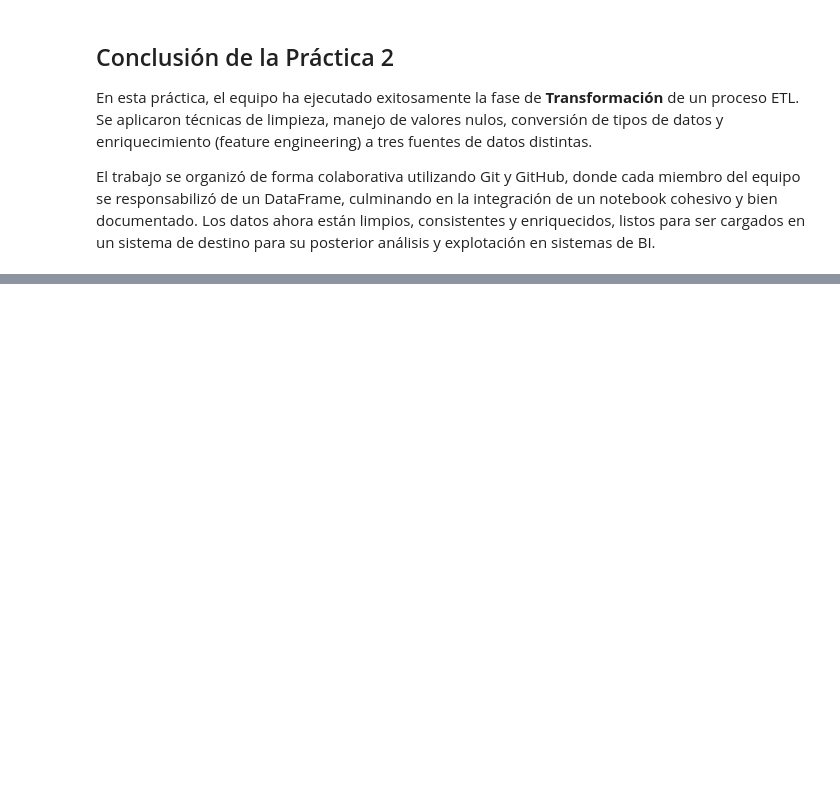
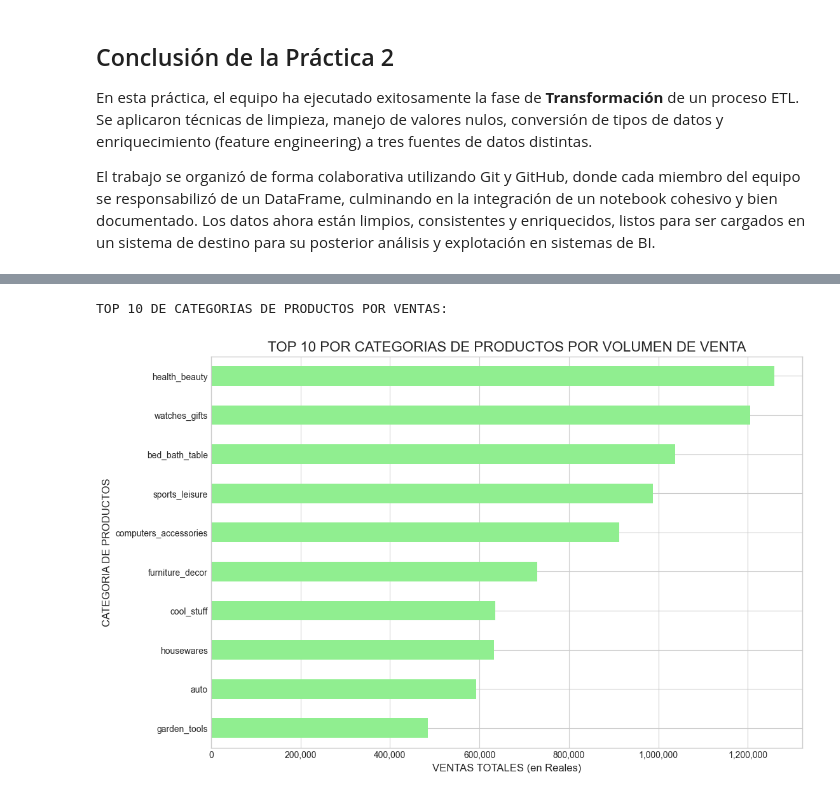
Before and after one commit to jdareval/practica1-bit-ETL, a Jupyter notebook: desarrolloG8.ipynb, the cells around one changed output, grey strips where cells are left out. Drawn from its saved outputs; the diff is of its cells as text; code cells hidden in the pictures; blank space fills up the shorter version.

```diff
--- a/desarrolloG8.ipynb
+++ b/desarrolloG8.ipynb
@@ -888,0 +1237,20 @@ El trabajo se organizó de forma colaborativa utilizando Git y GitHub, donde cad
+# %%
+#TOP 10 DE CATEGORIAS DE PRODUCTOS MÁS VENDIDOS
+print("\nTOP 10 DE CATEGORIAS DE PRODUCTOS POR VENTAS:")
+# Unir el DataFrame de hechos con la dimensión de productos para obtener la información de la categoría
+ventas_por_categoria = pd.merge(modelo_estrella['fact_sales'], modelo_estrella['dim_products'], on='product_key')
+#Agrupar por categoria en inglés, sumar precio y tomar el top 10 de categorías
+resumen_categorias = ventas_por_categoria.dropna(subset=['product_category_name_english']).groupby('product_category_name_english')['price'].sum().sort_values(ascending=False).head(10)
+# Creación del gráfico de barras para el análisis por categoría
+fig, ax = plt.subplots(figsize=(12, 8))
+resumen_categorias.sort_values().plot(kind='barh', ax=ax, color='lightgreen')
+# añadimos titulos y etiquetas
+ax.set_title('TOP 10 POR CATEGORIAS DE PRODUCTOS POR VOLUMEN DE VENTA', fontsize=16)
+ax.set_xlabel('VENTAS TOTALES (en Reales)', fontsize=12)
+ax.set_ylabel('CATEGORIA DE PRODUCTOS', fontsize=12)
+ax.xaxis.set_major_formatter(plt.FuncFormatter(lambda x, p: format(int(x), ',')))
+
+plt.show()
+# %% [output]
+TOP 10 DE CATEGORIAS DE PRODUCTOS POR VENTAS:
+[figure, added]
```
Also changed, not shown: parts of 14 cells of this notebook, 1 other file.
